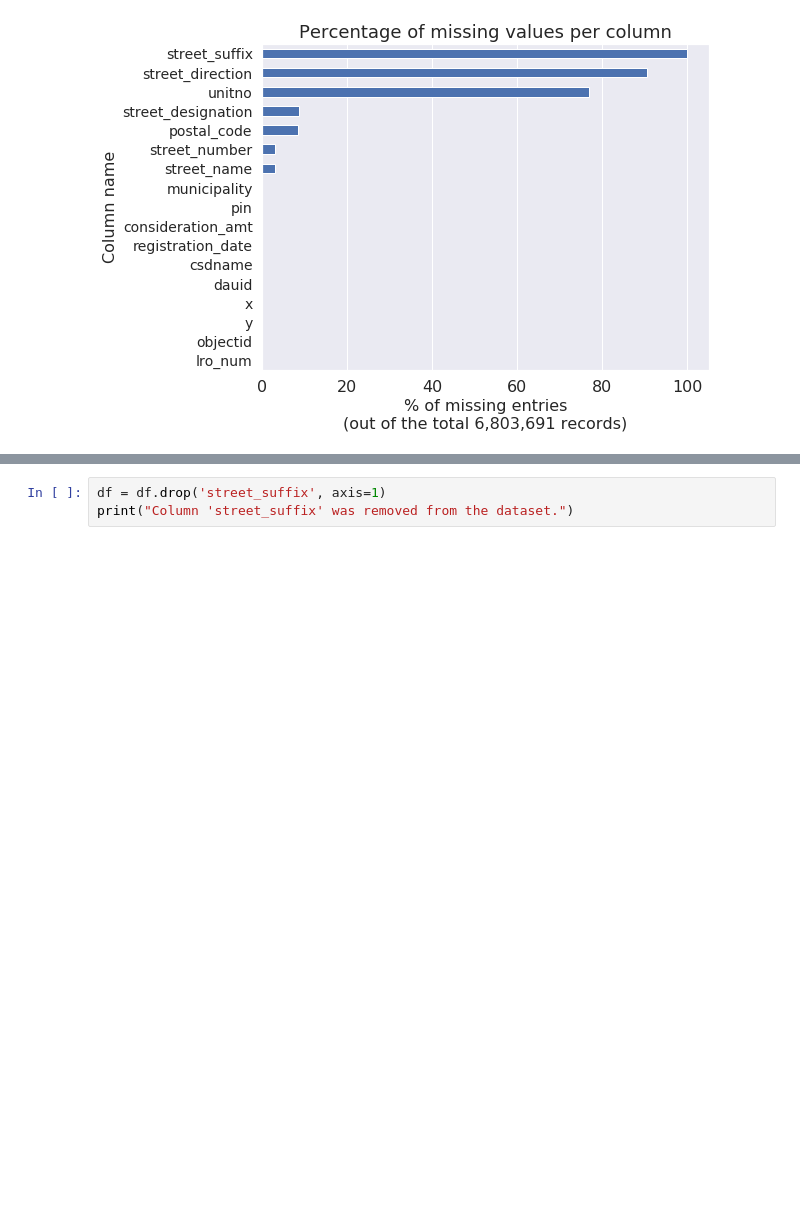
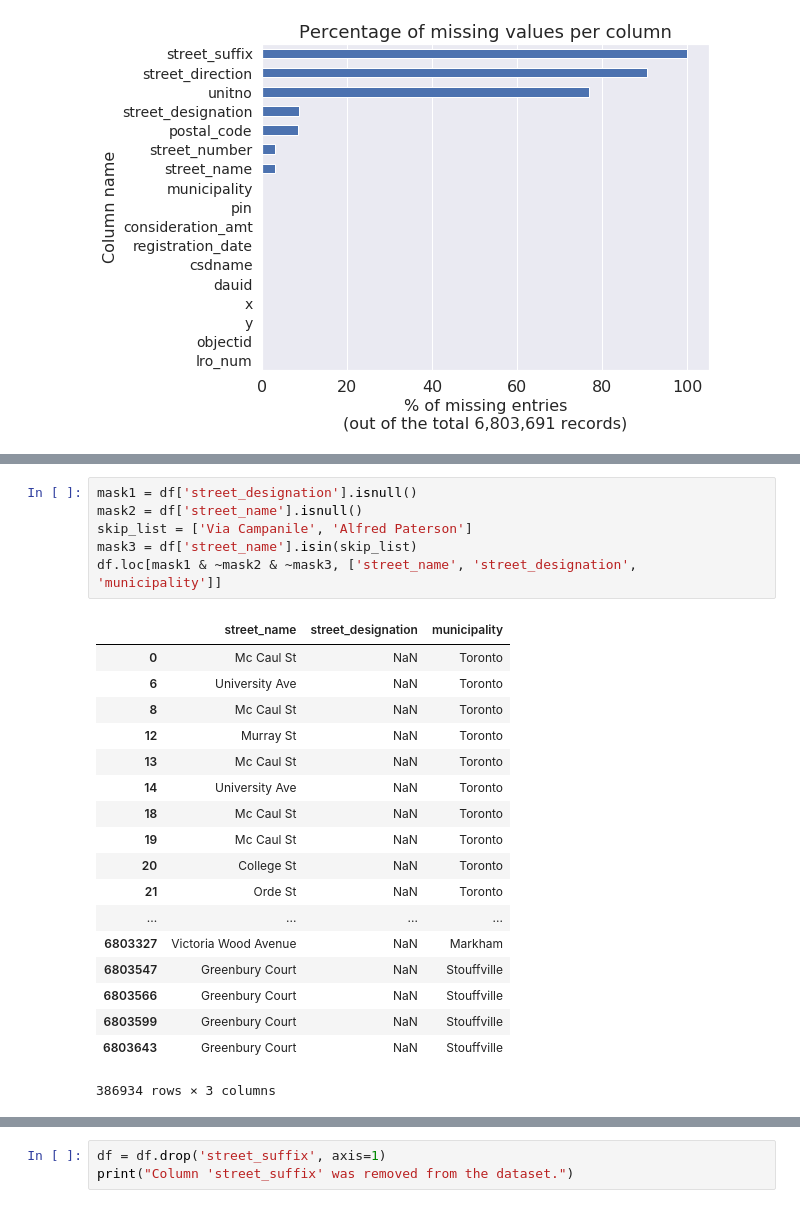
Before and after one commit to stepan-o/geo, a Jupyter notebook: notebooks/2.scrub/2.2_teranet_consistency.ipynb, the cells around one changed output, grey strips where cells are left out. Cells and saved outputs as stored; diff of their text form; blank space fills up the shorter version.

Commit message:
start parsing 'street_designation' from 'street_name'

```diff
--- a/notebooks/2.scrub/2.2_teranet_consistency.ipynb
+++ b/notebooks/2.scrub/2.2_teranet_consistency.ipynb
@@ -184 +189,26 @@ plt.savefig('results/teranet_na_perc.png', dpi=400, bbox_inches='tight')
+# %%
+mask1 = df['street_designation'].isnull()
+mask2 = df['street_name'].isnull()
+skip_list = ['Via Campanile', 'Alfred Paterson']
+mask3 = df['street_name'].isin(skip_list)
+df.loc[mask1 & ~mask2 & ~mask3, ['street_name', 'street_designation', 'municipality']]
+# %% [output]
+|  | street_name | street_designation | municipality |
+| 0 | Mc Caul St | NaN | Toronto |
+| 6 | University Ave | NaN | Toronto |
+| 8 | Mc Caul St | NaN | Toronto |
+| 12 | Murray St | NaN | Toronto |
+| 13 | Mc Caul St | NaN | Toronto |
+| 14 | University Ave | NaN | Toronto |
+| 18 | Mc Caul St | NaN | Toronto |
+| 19 | Mc Caul St | NaN | Toronto |
+| 20 | College St | NaN | Toronto |
+| 21 | Orde St | NaN | Toronto |
+| ... | ... | ... | ... |
+| 6803327 | Victoria Wood Avenue | NaN | Markham |
+| 6803547 | Greenbury Court | NaN | Stouffville |
+| 6803566 | Greenbury Court | NaN | Stouffville |
+| 6803599 | Greenbury Court | NaN | Stouffville |
+| 6803643 | Greenbury Court | NaN | Stouffville |
+386934 rows × 3 columns
 # %% [markdown]
```
Also changed, not shown: parts of 55 cells of this notebook.
